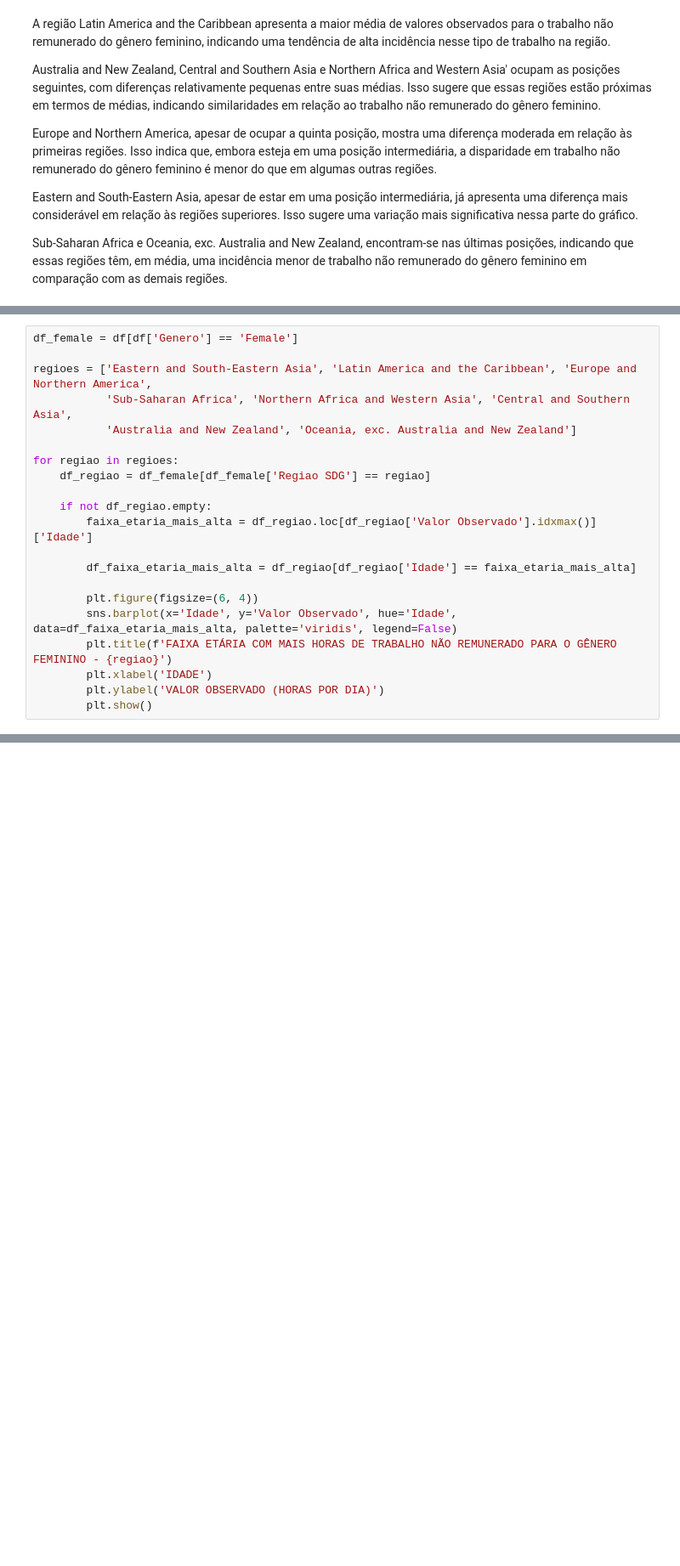
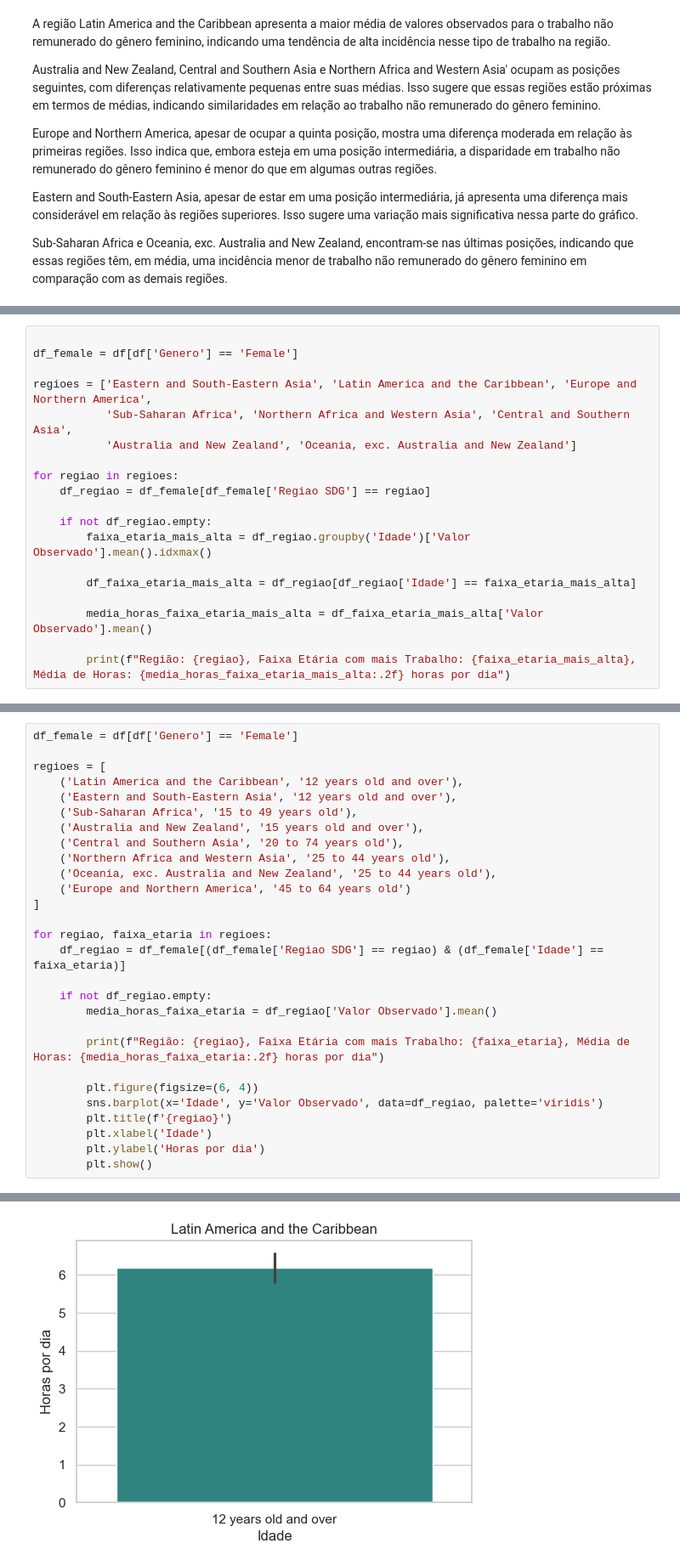
Before and after one commit to kerllare/Projeto_semana_17_Reprograma, a Jupyter notebook: analise_projeto_final.ipynb, the cells around one changed output, grey strips where cells are left out. Shown at 85% size. Drawn from its saved outputs; the diff is of its cells as text; blank space fills up the shorter version.

```diff
--- a/analise_projeto_final.ipynb
+++ b/analise_projeto_final.ipynb
@@ -480,4 +345,5 @@ Sub-Saharan Africa e Oceania, exc. Australia and New Zealand, encontram-se nas
 # %%
+
 df_female = df[df['Genero'] == 'Female']
 
 regioes = ['Eastern and South-Eastern Asia', 'Latin America and the Caribbean', 'Europe and Northern America',
@@ -488,14 +354,11 @@ for regiao in regioes:
     df_regiao = df_female[df_female['Regiao SDG'] == regiao]
 
     if not df_regiao.empty:
-        faixa_etaria_mais_alta = df_regiao.loc[df_regiao['Valor Observado'].idxmax()]['Idade']
+        faixa_etaria_mais_alta = df_regiao.groupby('Idade')['Valor Observado'].mean().idxmax()
 
         df_faixa_etaria_mais_alta = df_regiao[df_regiao['Idade'] == faixa_etaria_mais_alta]
 
-        plt.figure(figsize=(6, 4))
-        sns.barplot(x='Idade', y='Valor Observado', hue='Idade', data=df_faixa_etaria_mais_alta, palette='viridis', legend=False)
-        plt.title(f'FAIXA ETÁRIA COM MAIS HORAS DE TRABALHO NÃO REMUNERADO PARA O GÊNERO FEMININO - {regiao}')
-        plt.xlabel('IDADE')
-        plt.ylabel('VALOR OBSERVADO (HORAS POR DIA)')
-        plt.show()
+        media_horas_faixa_etaria_mais_alta = df_faixa_etaria_mais_alta['Valor Observado'].mean()
+
+        print(f"Região: {regiao}, Faixa Etária com mais Trabalho: {faixa_etaria_mais_alta}, Média de Horas: {media_horas_faixa_etaria_mais_alta:.2f} horas por dia")
 # %% [output]
@@ -680,0 +393,29 @@ A análise destaca uma relevante disparidade de gênero no mundo em relação ao
+# %%
+df_female = df[df['Genero'] == 'Female']
+
+regioes = [
+    ('Latin America and the Caribbean', '12 years old and over'),
+    ('Eastern and South-Eastern Asia', '12 years old and over'),
+    ('Sub-Saharan Africa', '15 to 49 years old'),
+    ('Australia and New Zealand', '15 years old and over'),
+    ('Central and Southern Asia', '20 to 74 years old'),
+    ('Northern Africa and Western Asia', '25 to 44 years old'),
+    ('Oceania, exc. Australia and New Zealand', '25 to 44 years old'),
+    ('Europe and Northern America', '45 to 64 years old')
+]
+
+for regiao, faixa_etaria in regioes:
+    df_regiao = df_female[(df_female['Regiao SDG'] == regiao) & (df_female['Idade'] == faixa_etaria)]
+
+    if not df_regiao.empty:
+        media_horas_faixa_etaria = df_regiao['Valor Observado'].mean()
+
+        print(f"Região: {regiao}, Faixa Etária com mais Trabalho: {faixa_etaria}, Média de Horas: {media_horas_faixa_etaria:.2f} horas por dia")
+
+        plt.figure(figsize=(6, 4))
+        sns.barplot(x='Idade', y='Valor Observado', data=df_regiao, palette='viridis')
+        plt.title(f'{regiao}')
+        plt.xlabel('Idade')
+        plt.ylabel('Horas por dia')
+        plt.show()
+# %% [output]
@@ -680,0 +426 @@ A análise destaca uma relevante disparidade de gênero no mundo em relação ao
+[figure, added]
```
Also changed, not shown: parts of 57 cells of this notebook, 3 other files.
